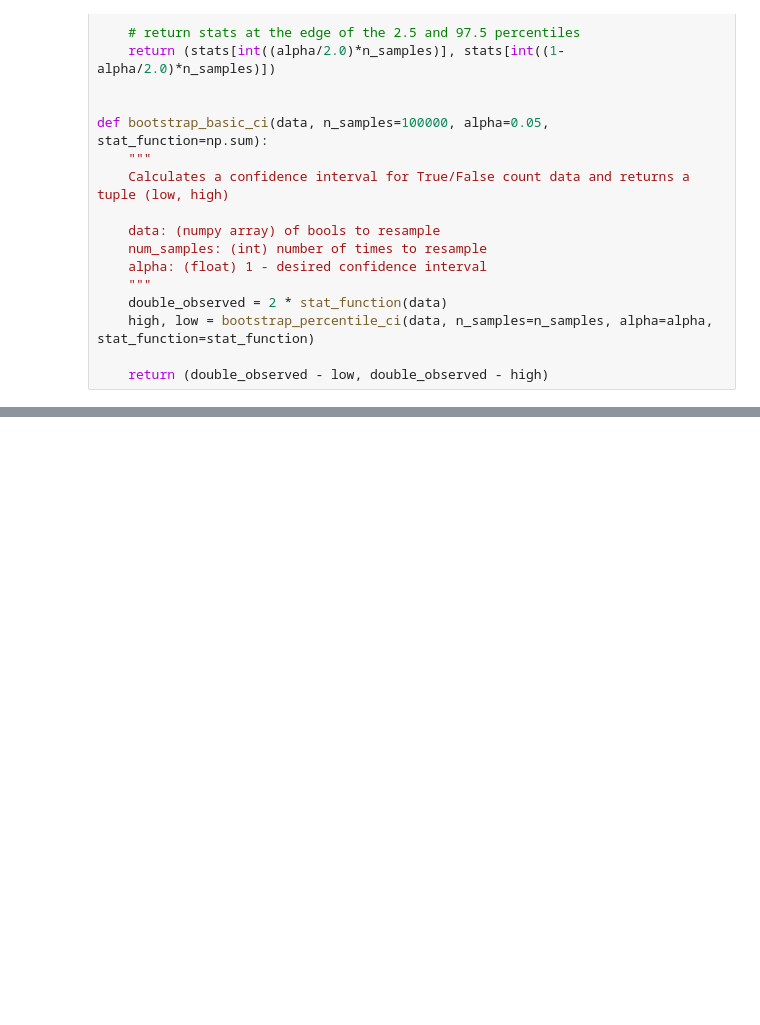
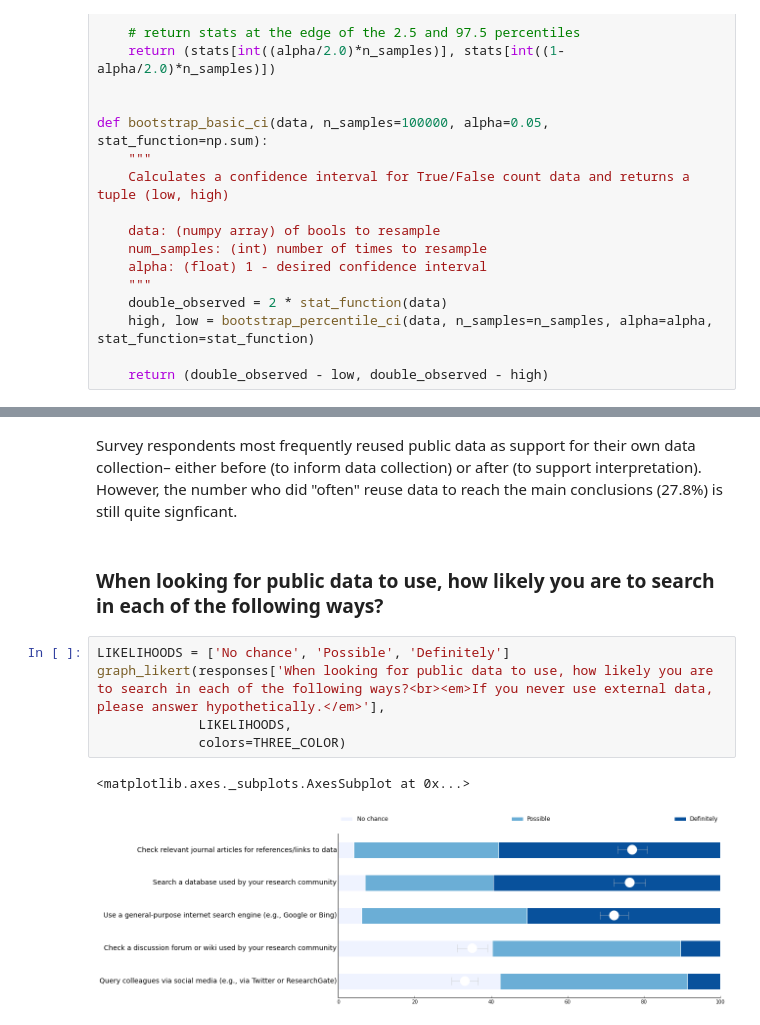
Before and after one commit to JEK-III/MDCSurvey, a Jupyter notebook: Making Data Count.ipynb, the cells around one changed output, grey strips where cells are left out. Saved outputs shown, nothing was run; the diff lists cells and outputs as text; blank space fills up the shorter version.

```diff
--- a/Making Data Count.ipynb
+++ b/Making Data Count.ipynb
@@ -274,0 +315,12 @@ Index([u'How frequently do you use data from public sources to accomplish each o
+# %% [markdown]
+Survey respondents most frequently reused public data as support for their own data collection– either before (to inform data collection) or after (to support interpretation). However, the number who did "often" reuse data to reach the main conclusions (27.8%) is still quite signficant.
+# %% [markdown]
+### When looking for public data to use, how likely you are to search in each of the following ways?
+# %%
+LIKELIHOODS = ['No chance', 'Possible', 'Definitely']
+graph_likert(responses['When looking for public data to use, how likely you are to search in each of the following ways?<br><em>If you never use external data, please answer hypothetically.</em>'],
+             LIKELIHOODS,
+             colors=THREE_COLOR)
+# %% [output]
+<matplotlib.axes._subplots.AxesSubplot at 0x...>
+[figure, added]
```
Also changed, not shown: parts of 70 cells of this notebook.
